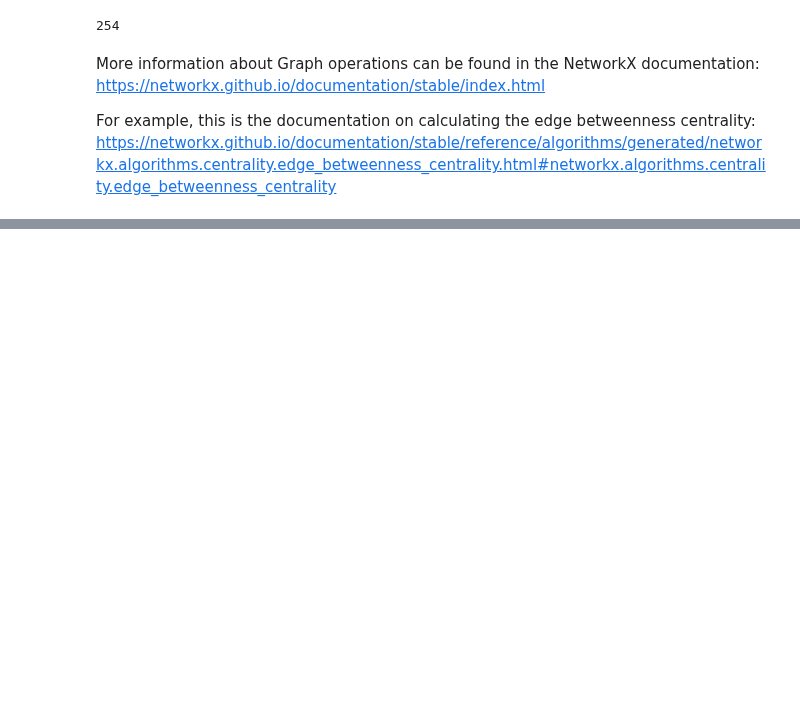
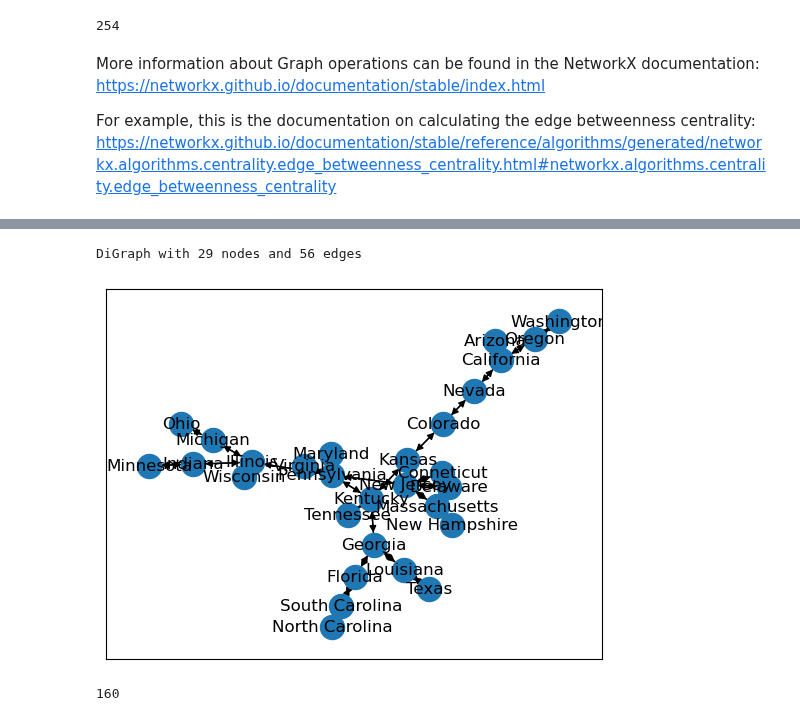
Before and after one commit to kelvinengee/network, a Jupyter notebook: Mississippi.ipynb, the cells around one changed output, grey strips where cells are left out. Saved outputs shown, nothing was run; the diff lists cells and outputs as text; code cells hidden in the pictures; blank space fills up the shorter version.

```diff
--- a/Mississippi.ipynb
+++ b/Mississippi.ipynb
@@ -273,0 +297,14 @@ Demand adjusted entropic degree for all nodes:
+# %%
+Mississippi_Graph2= nx.from_pandas_edgelist(mississippi_network, 0, 'b', edge_attr='Distance' )
+a = nx.minimum_spanning_tree(Mississippi_Graph2, weight='Distance', algorithm='kruskal', ignore_nan=False)
+# %%
+bb = a.to_directed(as_view=False)
+nx.draw_networkx(bb,with_labels=True)
+print(bb)
+# %% [output]
+DiGraph with 29 nodes and 56 edges
+[figure, added]
+# %%
+bb['Washington']['Oregon']['Distance']
+# %% [output]
+160
```
Also changed, not shown: parts of 4 cells of this notebook.
